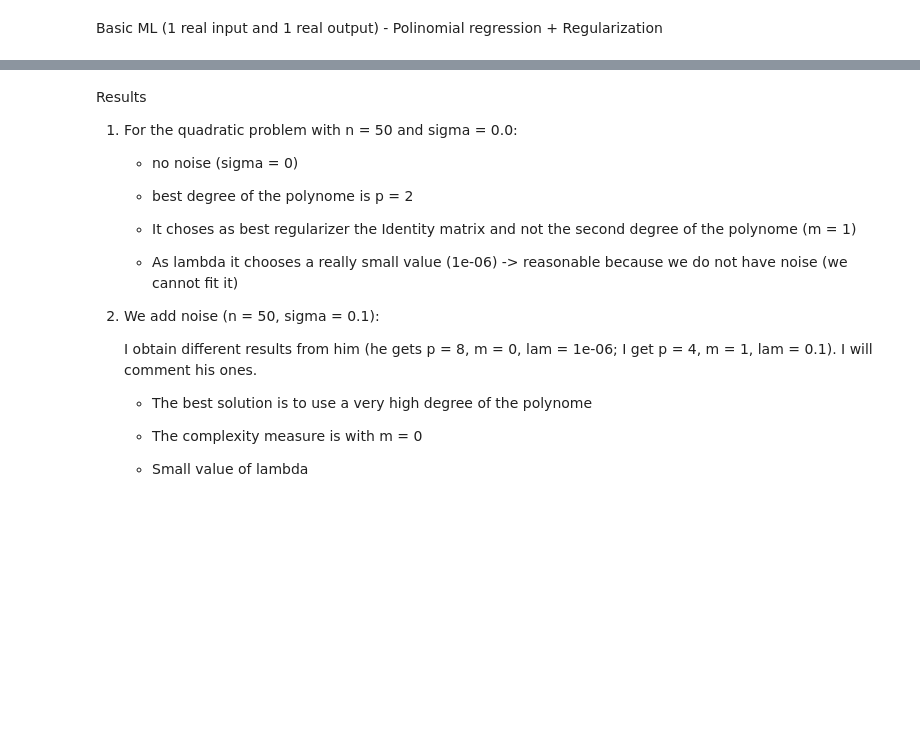
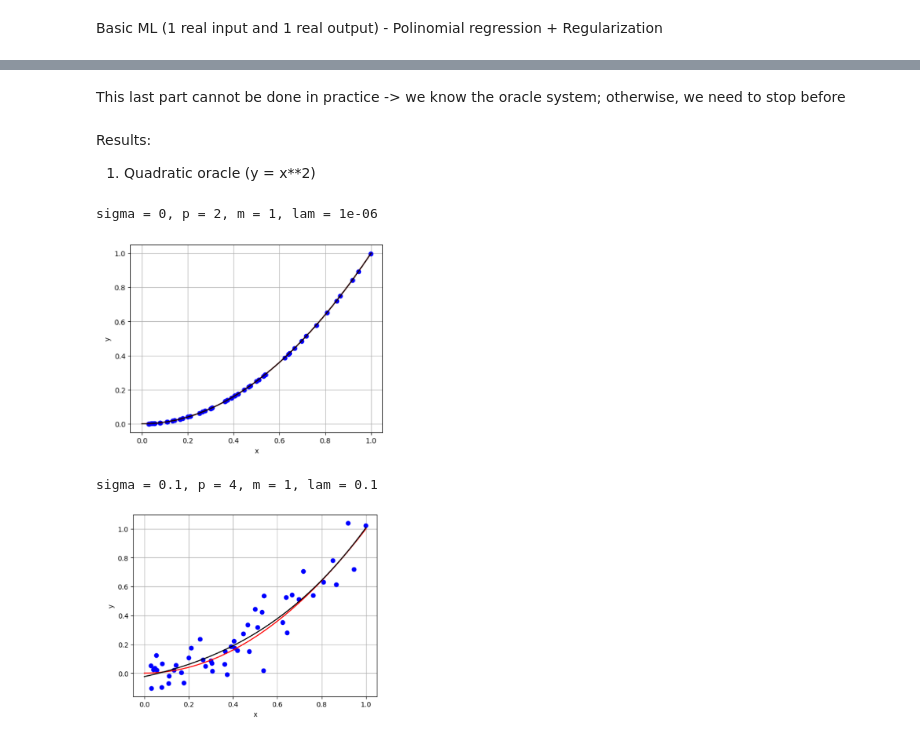
Before and after one commit to mrtelisa/polynomial_regression_regularization, a Jupyter notebook: main6.ipynb, the cells around one changed output, grey strips where cells are left out. Drawn from its saved outputs; the diff is of its cells as text; code cells hidden in the pictures; blank space fills up the shorter version.

Commit message:
Examples with different oracles and parameters, nt, xt, yt used

```diff
--- a/main6.ipynb
+++ b/main6.ipynb
@@ -100,21 +94,55 @@ lambda = 0.1
-# %% [markdown]
-Results
-1. For the quadratic problem with n = 50 and sigma = 0.0:
-
-    - no noise (sigma = 0)
-
-    - best degree of the polynome is p = 2
-
-    - It choses as best regularizer the Identity matrix and not the second degree of the polynome (m =  1)
-
-    - As lambda it chooses a really small value (1e-06) -> reasonable because we do not have noise (we cannot fit it)
-
-2. We add noise (n =  50, sigma =  0.1):
-
-    I obtain different results from him (he gets p = 8, m = 0, lam = 1e-06; I get p = 4, m = 1, lam = 0.1). I will comment his ones.
-
-      - The best solution is to use a very high degree of the polynome
-
-      - The complexity measure is with m = 0
-
-      - Small value of lambda
+# %% [markdown]
+This last part cannot be done in practice -> we know the oracle system; otherwise, we need to stop before
+# %%
+nt = 1000 # we suppose to know it just because it's a toy example
+xt = np.linspace(0,1,nt)
+yt = oracle(xt)
+xt = np.asmatrix(xt).transpose()
+yt = np.asmatrix(yt).transpose()
+
+p = p_best
+m = m_best
+lam = lam_best
+
+if (m==0):
+  M = nml.zeros((p+1, p+1))
+  for i in range(2, p+1):
+    for j in range(2, p+1):
+      M[i,j] = i * (i-1) * j * (j-1) / (i+j-3)
+else:
+  M = nml.eye(p+1)
+
+X = nml.ones((n,1))
+Xt = nml.ones((nt,1))
+
+for i in range (1, p+1):
+  X = np.concatenate((X,np.power(x,i)), axis=1)
+  Xt = np.concatenate((Xt,np.power(xt,i)), axis=1)
+
+c = np.linalg.solve(X.T*X+lam*M, X.T*y)
+yp = np.matmul(Xt,c)
+# %% [markdown]
+Results:
+
+1. Quadratic oracle (y = x**2)
+# %%
+from IPython.display import Image, display
+
+image_paths = [
+    "/content/oracle1_sigma0.png",
+    "/content/oracle1_sigma01.png"
+]
+
+sig = [0, 0.1]
+p = [2, 4]
+m = [1, 1]
+lam = [1e-06, 0.1]
+
+for i, path in enumerate(image_paths):
+    print(f"sigma = {sig[i]}, p = {p[i]}, m = {m[i]}, lam = {lam[i]}", end="  ")
+    display(Image(filename=path, width=300))
+# %% [output]
+sigma = 0, p = 2, m = 1, lam = 1e-06
+[figure, added]
+sigma = 0.1, p = 4, m = 1, lam = 0.1
+[figure, added]
```
Also changed, not shown: parts of 11 cells of this notebook.
